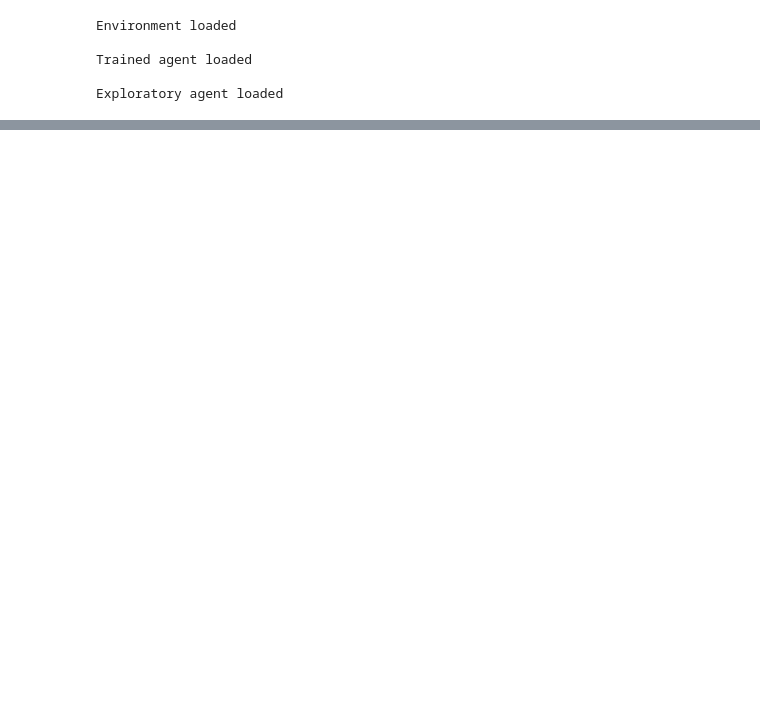
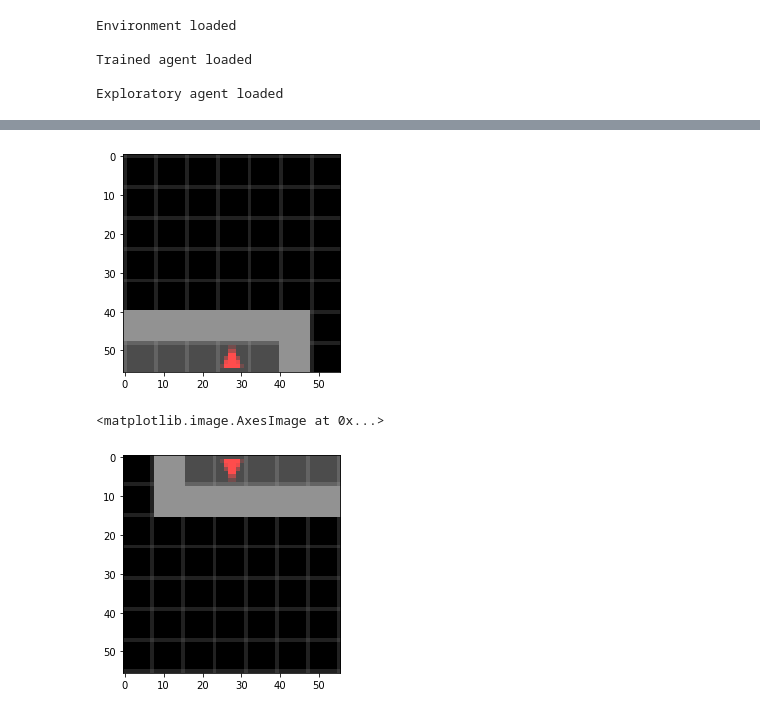
Before and after one commit to AdamJelley/POEM, a Jupyter notebook: analyse_trajectories.ipynb, the cells around one changed output, grey strips where cells are left out. Cells and saved outputs as stored; diff of their text form; code cells hidden in the pictures; blank space fills up the shorter version.

```diff
--- a/analyse_trajectories.ipynb
+++ b/analyse_trajectories.ipynb
@@ -518,0 +485,2 @@ tuple(env.agent_pos)
+# %%
+query_trajectories = data_to_tensors(query_dataset)
@@ -518,0 +494,8 @@ tuple(env.agent_pos)
+# %%
+plt.imshow(query_trajectories['observations'][4].permute(1,2,0)/255.0)
+plt.show()
+plt.imshow(T.rot90(query_trajectories['observations'][4], 2, [1,2]).permute(1,2,0)/255.0)
+# %% [output]
+[figure, added]
+<matplotlib.image.AxesImage at 0x...>
+[figure, added]
```
Also changed, not shown: parts of 15 cells of this notebook, 2 other files.
